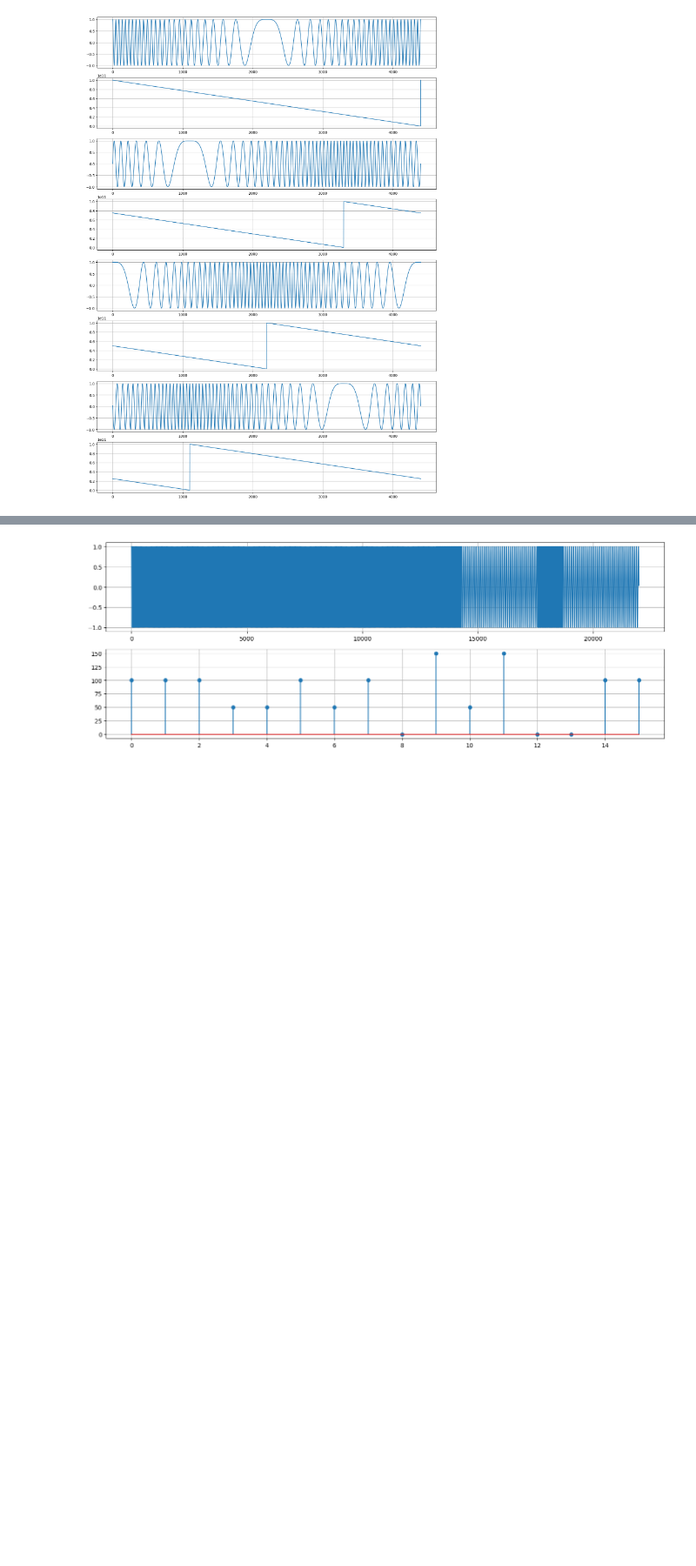
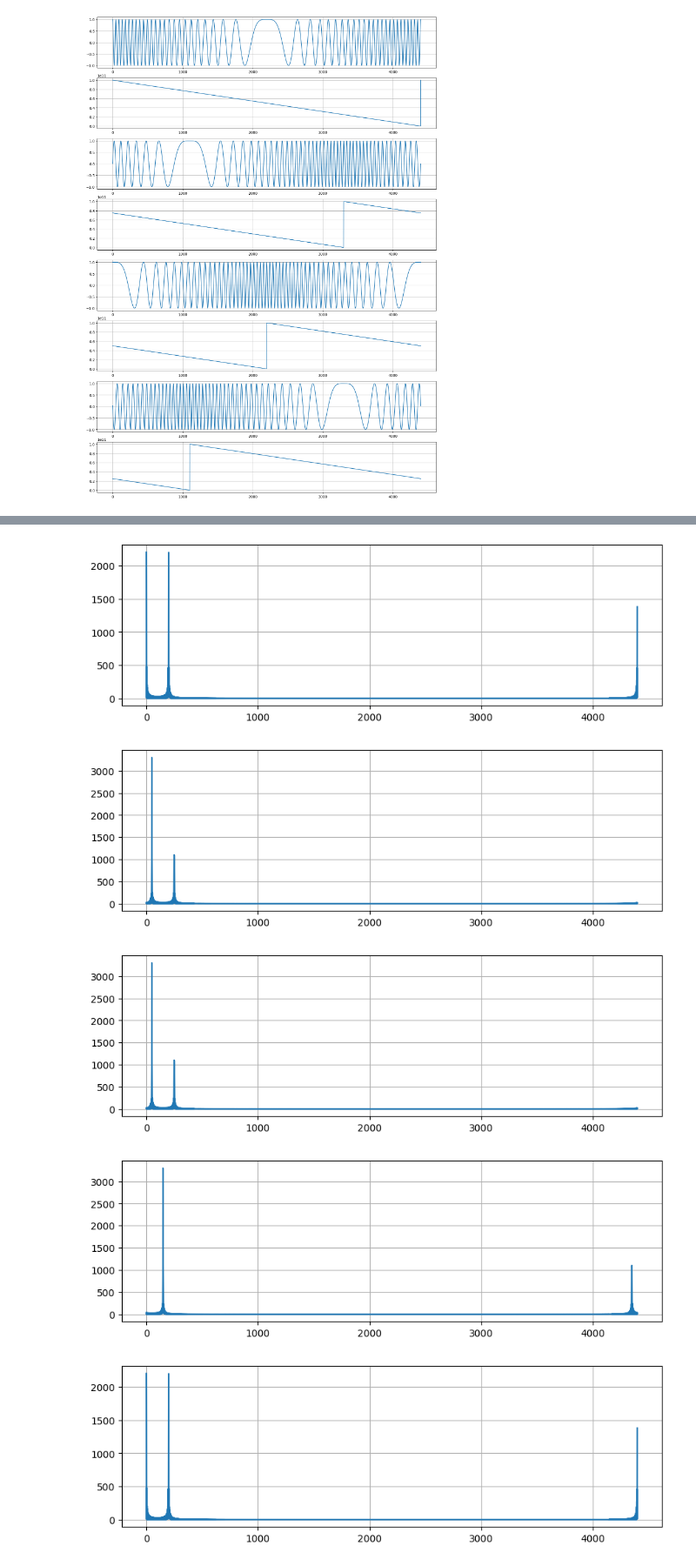
Before and after one commit to juanm-caceres24/SDR-Communication, a Jupyter notebook: LoRa Communication Simulation/LoRaCommunication-Simulation.ipynb, the cells around one changed output, grey strips where cells are left out. Shown at 87% size. Saved outputs shown, nothing was run; the diff lists cells and outputs as text; code cells hidden in the pictures; blank space fills up the shorter version.

```diff
--- a/LoRa Communication Simulation/LoRaCommunication-Simulation.ipynb
+++ b/LoRa Communication Simulation/LoRaCommunication-Simulation.ipynb
@@ -25,7 +25,7 @@ DEBUG_PHASE_7 = True
 
 HYPOTHESIS = [5, 7, 12, 24]
 PROBABILITIES = [0.25, 0.25, 0.25, 0.25]
-N_SAMPLES = 2**4
+N_SAMPLES = 2**10
 
 #
 # >> generation of the hypothesis
@@ -332,36 +332,46 @@ if DEBUG_PHASE_6:
 # >> n-tuple former phase
 #
 
-TIME = np.concatenate([T_TIME] * N_SAMPLES)
-
-received_signal = transmitted_signal * downChirp(TIME)[0]
+received_signal = transmitted_signal
 estimated_symbols = []
 
 for i in range(int(len(received_signal) / SPS)):
-    fft_received_signal = np.abs(np.fft.fft(received_signal[i * SPS:(i + 1) * SPS]))
-    estimated_symbols.append(np.argmax(fft_received_signal))
+    signal_tmp = received_signal[i * SPS:(i + 1) * SPS]
+    signal_tmp = signal_tmp * downChirp(T_TIME)[0]
+    fft_signal_tmp = np.abs(np.fft.fft(signal_tmp))
+    estimated_symbols.append(np.argmax(fft_signal_tmp))
+
+    if i < 5:
+        plt.figure(figsize=(10,3))
+        plt.plot(fft_signal_tmp)
+        plt.grid(True)
+        plt.show(True)
 
 error_count = 0
 for i in range(len(estimated_symbols)):
     if estimated_symbols[i] != codewords[i]:
         error_count += 1
 
 #
 # >> DEBUG
 #
 
 if DEBUG_PHASE_7:
 
     plt.figure(figsize=(17, 3 * 2))
 
     plt.subplot(2, 1, 1)
     plt.plot(received_signal[0:SPS * 5])
     plt.grid(True)
 
     plt.subplot(2, 1, 2)
     plt.stem(estimated_symbols[0:100])
     plt.grid(True)
 
     plt.show(True)
 # %% [output]
-[figure, old version]
+[figure, new version]
+[figure, added]
+[figure, added]
+[figure, added]
+[figure, added]
```
Also changed, not shown: parts of 6 cells of this notebook.
